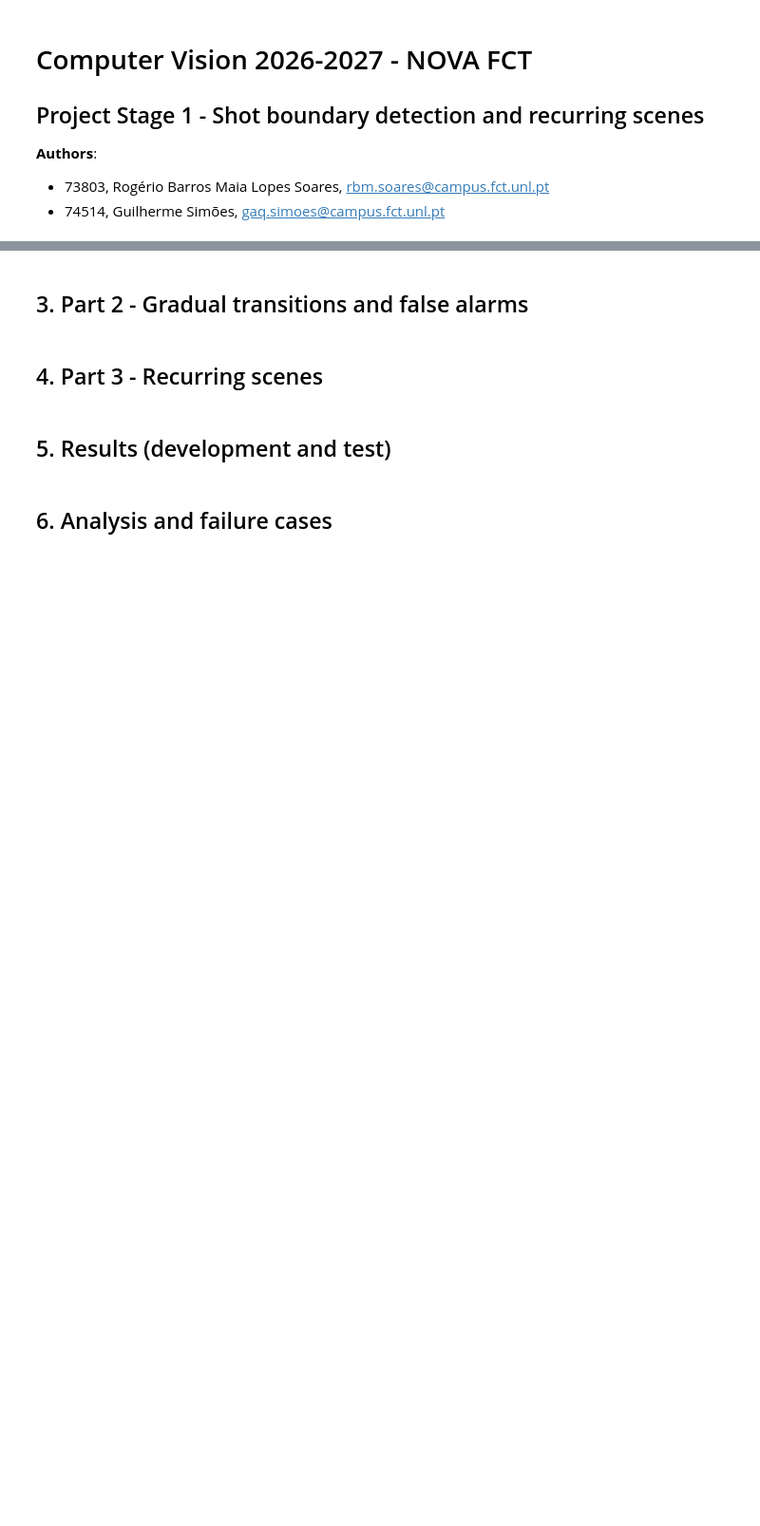
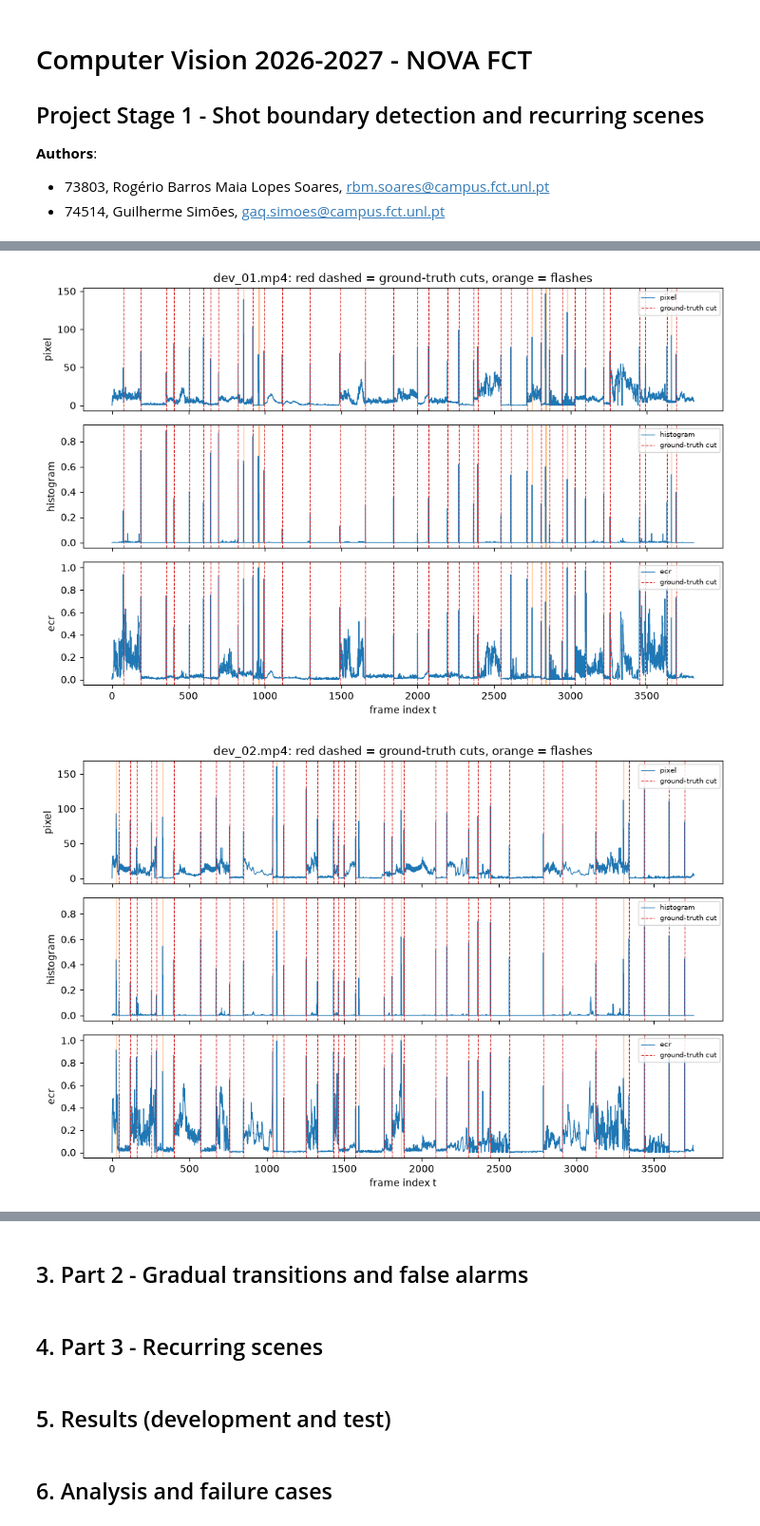
Before and after one commit to GuilhermeAQOS/CV2627, a Jupyter notebook: starter_code/73803_74514/report.ipynb, the cells around one changed output, grey strips where cells are left out. Shown at 95% size. Saved outputs shown, nothing was run; the diff lists cells and outputs as text; code cells hidden in the pictures; blank space fills up the shorter version.

Commit message:
Finished part 1 with correct signals

```diff
--- a/starter_code/73803_74514/report.ipynb
+++ b/starter_code/73803_74514/report.ipynb
@@ -218,0 +20,34 @@ import tp1, metrics
+# %%
+import json
+import os
+
+import cv2
+import matplotlib.pyplot as plt
+import numpy as np
+
+import metrics, plotting, signals, tp1
+
+INPUT, OUTPUT = "../input", "../output"
+os.makedirs(OUTPUT, exist_ok=True)
+
+DEV = ["dev_01", "dev_02"]
+gts = {n: json.load(open(f"{INPUT}/{n}.json")) for n in DEV}
+n_flashes = sum(len(g["distractors"]) for g in gts.values())
+
+BINS = [8, 16, 32, 64]
+sigs, hist_by_bins = {}, {}
+for n in DEV:
+    frames = tp1.read_frames(f"{INPUT}/{n}.mp4")
+    assert len(frames) == gts[n]["num_frames"]
+    sigs[n] = signals.compute_signals(frames)                    # {"pixel", "histogram", "ecr"}
+    hist_by_bins[n] = {}
+    for b in BINS:
+        hists = [signals.color_histogram(f, b) for f in frames]
+        d = np.zeros(len(frames))
+        for t in range(1, len(frames)):
+            d[t] = signals.histogram_distance(hists[t - 1], hists[t])
+        hist_by_bins[n][b] = d
+    del frames
+
+for name, d in sigs["dev_01"].items():
+    print(f"{name:10s} length = {len(d)}, d[0] = {d[0]}, max = {d.max():.3f}")
@@ -218,0 +68,9 @@ import tp1, metrics
+# %%
+for n in DEV:
+    fig = plotting.plot_signals(sigs[n], gts[n])
+    for ax in fig.axes:
+        ax.legend(loc="upper right", fontsize=7)
+    plt.show()
+# %% [output]
+[figure, added]
+[figure, added]
```
Also changed, not shown: parts of 24 cells of this notebook, 1 other file.
